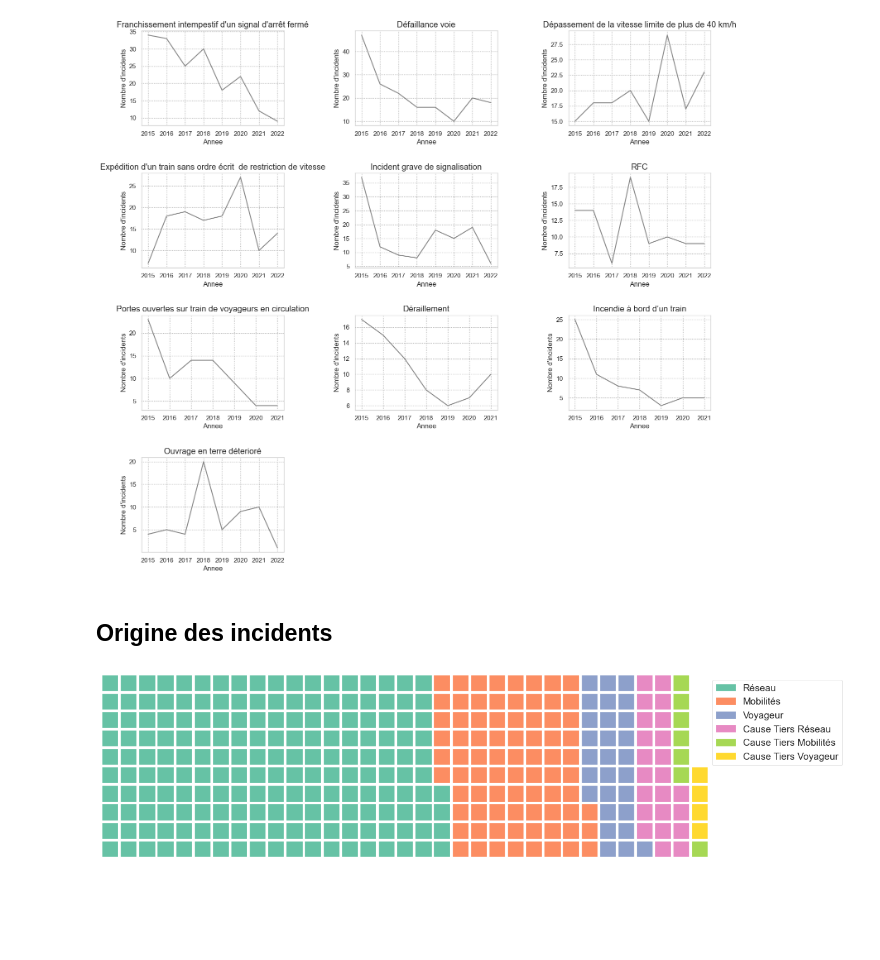
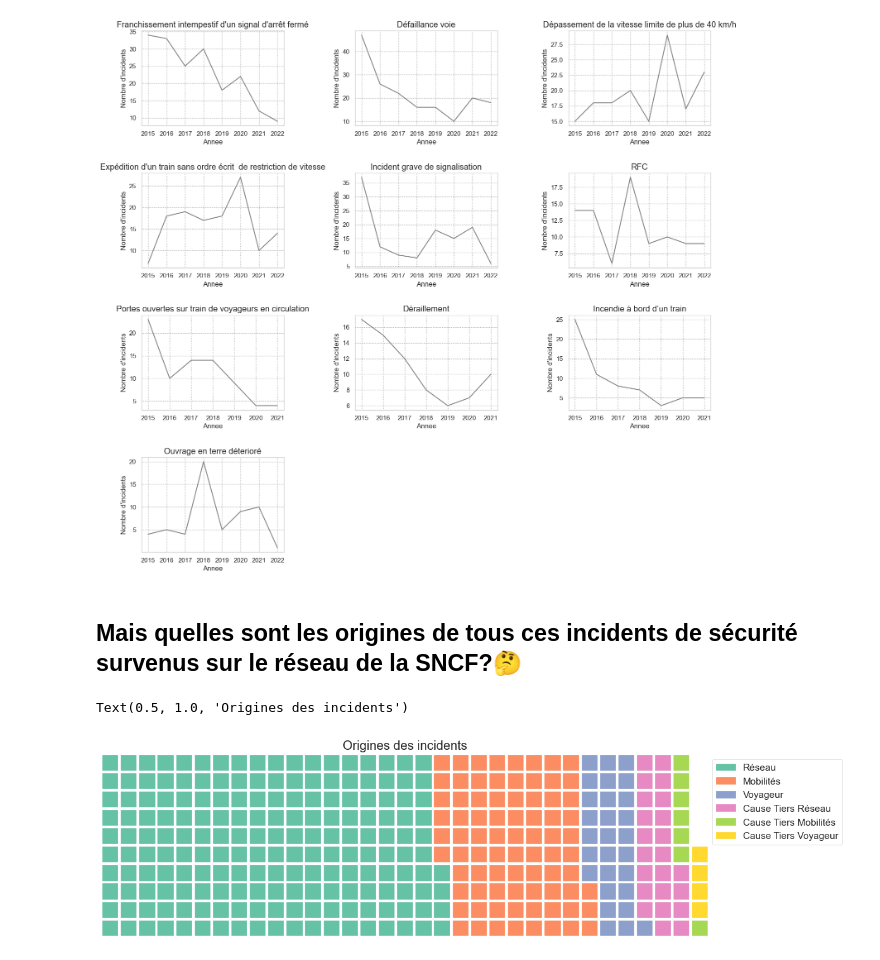
Before and after one commit to gbiaou/Projet_Python_SNCF, a Jupyter notebook: incidents_de_sécurité.ipynb, the cells around one changed output. Drawn from its saved outputs; the diff is of its cells as text; code cells hidden in the pictures; blank space fills up the shorter version.

Commit message:
update visualisation incidents: new graphics

```diff
--- a/incidents_de_sécurité.ipynb
+++ b/incidents_de_sécurité.ipynb
@@ -108,20 +108,22 @@ for i in range(len(freq_event)):
     plt.title(freq_event[i])
 # %% [output]
 [figure]
-# %% [markdown]
-## Origine des incidents
+# %% [markdown]
+## Mais quelles sont les origines de tous ces incidents de sécurité survenus sur le réseau de la SNCF?🤔
 # %%
 df=incident.groupby('origine').agg({'origine': "count"})
 df.rename(columns = {'origine':'nb_occurence'}, inplace = True)
 df=df.sort_values('nb_occurence', ascending = False)
 df=df.head(6)
 fig = plt.figure(
     FigureClass=Waffle,
     rows=10,
     values=list(df.nb_occurence/5),
     labels=list(df.index),
     figsize=(12, 8),
     legend={'bbox_to_anchor': (1,1)}
 )
+plt.title('Origines des incidents')
 # %% [output]
+Text(0.5, 1.0, 'Origines des incidents')
-[figure, old version]
+[figure, new version]
```
Also changed, not shown: parts of 2 cells of this notebook.
